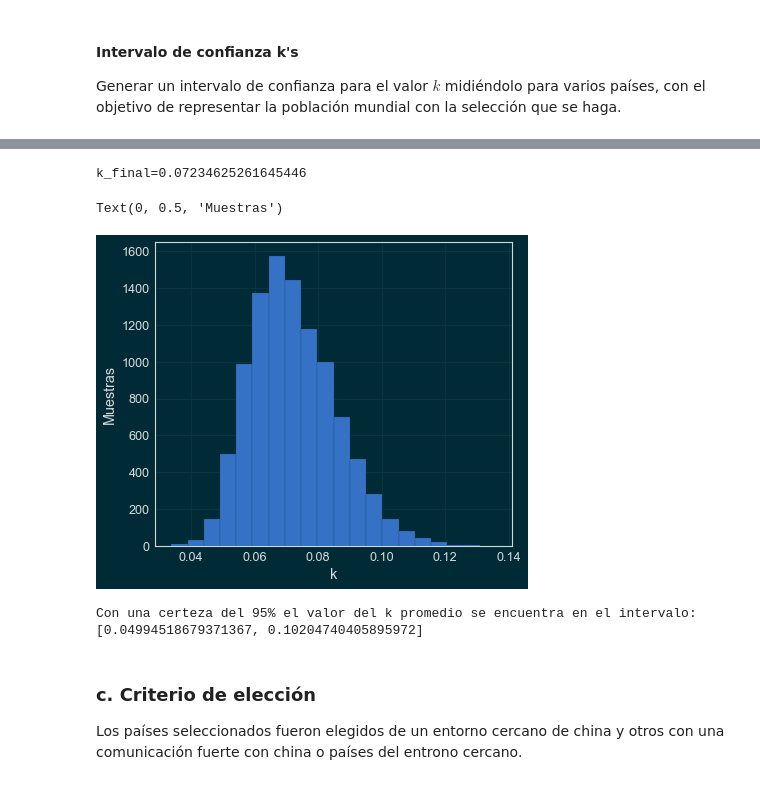
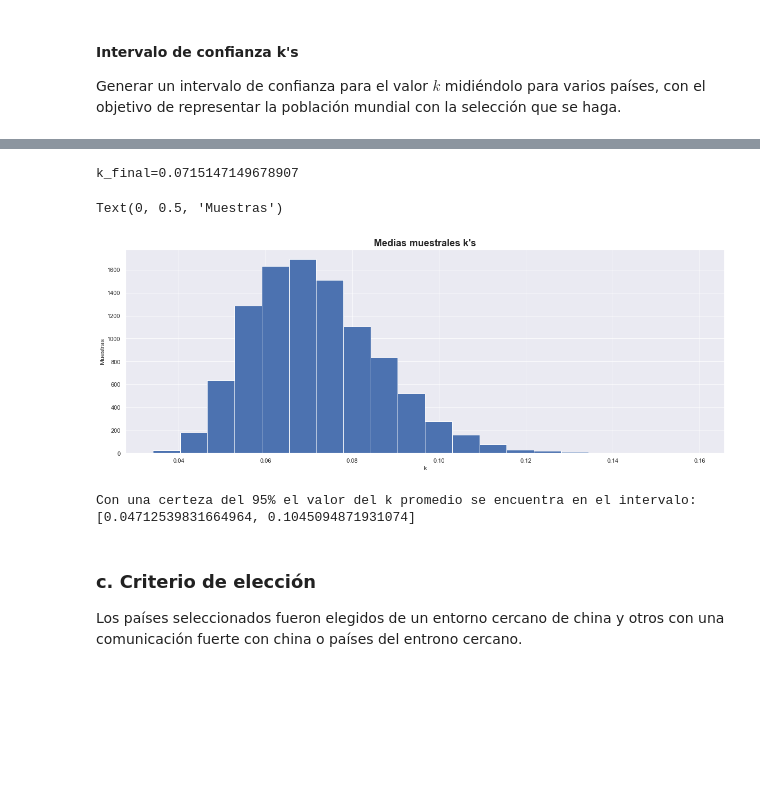
Before and after one commit to Mfsegurag/Informe_Pand-mico, a Jupyter notebook: proyecto_4.ipynb, the cells around one changed output, grey strips where cells are left out. Saved outputs shown, nothing was run; the diff lists cells and outputs as text; code cells hidden in the pictures; blank space fills up the shorter version.

```diff
--- a/proyecto_4.ipynb
+++ b/proyecto_4.ipynb
@@ -120,4 +96,0 @@ print(list(calendar.month_abbr))
-# %%
-df = pd.DataFrame(dict(Date=pd.date_range('2011-03-31', periods=4, freq='Q')))
-
-df
@@ -587,18 +526,20 @@ array([[0.22037817, 0.06911866, 0.22037817, ..., 0.22037817, 0.08453852,
 # %%
 # Bootstrapping
 
-datos_boots = bootstrap_simplificado(df_parametros['k´s'],10000)
+datos_boots = bootstrap_simplificado(df_parametros.iloc[:12]['k´s'],10000)
 medias = np.apply_along_axis(func1d=np.mean, axis=1, arr=datos_boots)
 medias.sort()
 k_final = medias.mean()
 print(f"k_final={medias.mean()}")
+plt.figure(figsize=(20,7))
+plt.title('Medias muestrales k\'s', fontsize = 18, fontweight = "bold")
 plt.hist(medias, bins=20)
 plt.xlabel("k")
 plt.ylabel("Muestras")
 # %% [output]
-k_final=0.07234625261645446
+k_final=0.0715147149678907
 Text(0, 0.5, 'Muestras')
-[figure, old version]
+[figure, new version]
 # %%
 # Construccion del intervalo de confianza
 alpha = 5
@@ -607,7 +548,7 @@ superior = np.percentile(medias, (100-alpha/2))
 intervalo_confianza = [inferior, superior]
 print(f"Con una certeza del 95% el valor del k promedio se encuentra en el intervalo: {intervalo_confianza}")
 # %% [output]
-Con una certeza del 95% el valor del k promedio se encuentra en el intervalo: [0.04994518679371367, 0.10204740405895972]
+Con una certeza del 95% el valor del k promedio se encuentra en el intervalo: [0.04712539831664964, 0.1045094871931074]
 # %% [markdown]
 ### c. Criterio de elección
 Los países seleccionados fueron elegidos de un entorno cercano de china y otros con una comunicación fuerte con china o países del entrono cercano.
```
Also changed, not shown: parts of 56 cells of this notebook.
